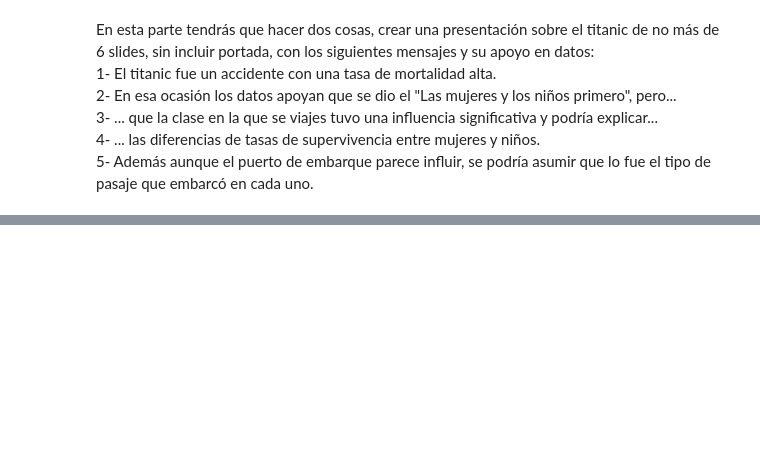
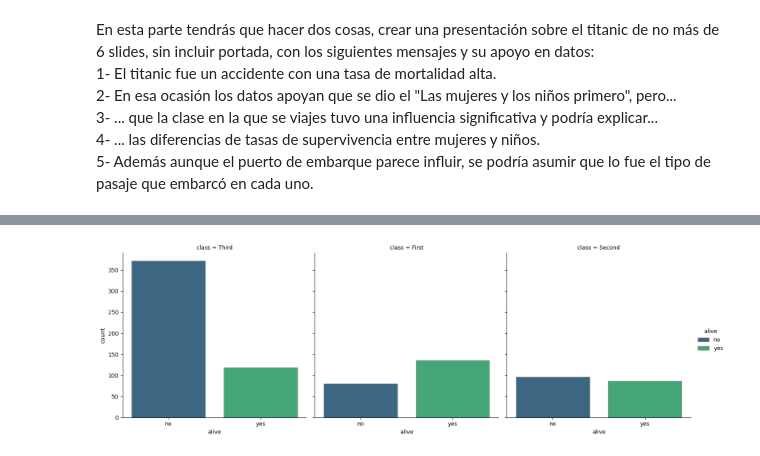
Before and after one commit to willwalker7/DS-Online-willwalker7, a Jupyter notebook: 03_Data_Analysis/Sprint_08/Unidad_02_Visualizacion_Avanzada_Seaborn/03_Practica_Obligatoria/ejercicio2_notebook.ipynb, the cells around one changed output, grey strips where cells are left out. Cells and saved outputs as stored; diff of their text form; code cells hidden in the pictures; blank space fills up the shorter version.

```diff
--- a/03_Data_Analysis/Sprint_08/Unidad_02_Visualizacion_Avanzada_Seaborn/03_Practica_Obligatoria/ejercicio2_notebook.ipynb
+++ b/03_Data_Analysis/Sprint_08/Unidad_02_Visualizacion_Avanzada_Seaborn/03_Practica_Obligatoria/ejercicio2_notebook.ipynb
@@ -27,0 +54,12 @@ Text(0.5, 1.0, 'Supervivientes')
+# %%
+sns.catplot(x="alive",
+            col = "class",
+            kind="count",
+            edgecolor=".6",
+            orient = "V",
+            hue = "alive",
+            legend= True,
+            palette="viridis",
+            data=df);
+# %% [output]
+[figure, added]
```
Also changed, not shown: parts of 8 cells of this notebook, 1 other file.
